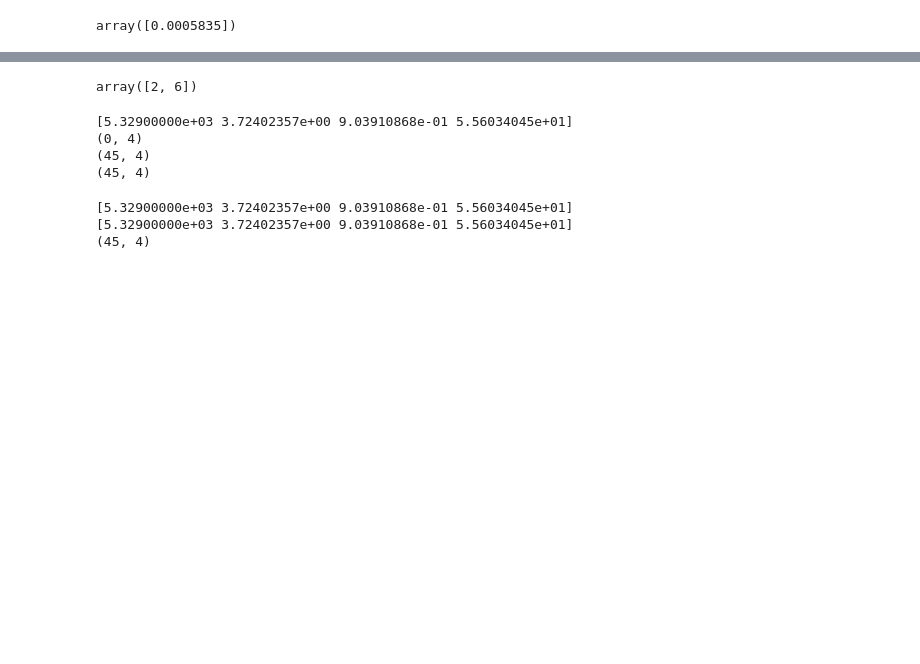
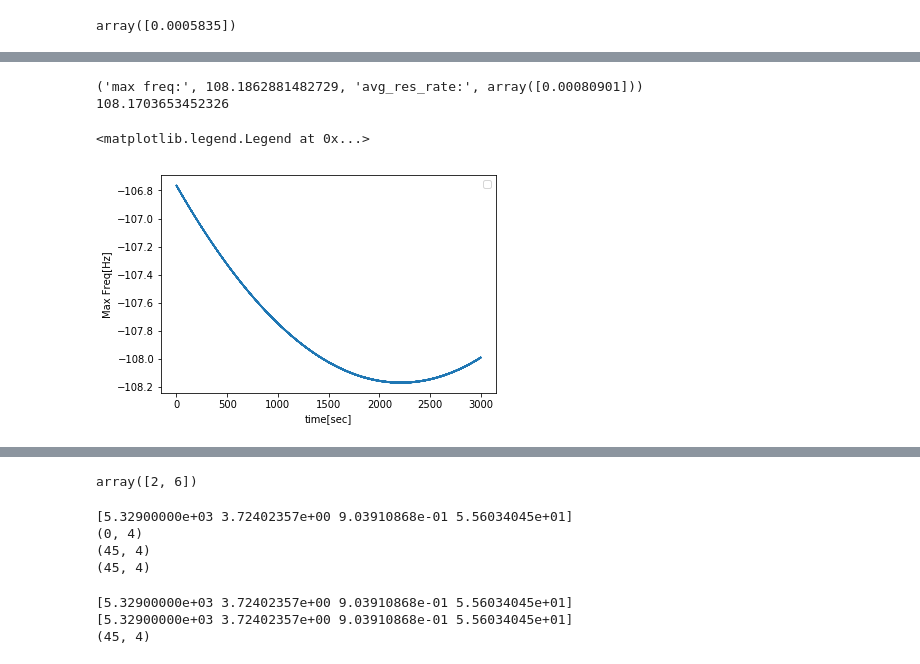
Before and after one commit to zhichen3/QA-sim, a Jupyter notebook: notebook/BSC_analysis.ipynb, the cells around one changed output, grey strips where cells are left out. Saved outputs shown, nothing was run; the diff lists cells and outputs as text; code cells hidden in the pictures; blank space fills up the shorter version.

```diff
--- a/notebook/BSC_analysis.ipynb
+++ b/notebook/BSC_analysis.ipynb
@@ -270,0 +95,23 @@ avg_pair_rate = np.array([0.0005835, 0.00080901, 0.00063437, 0.00048108, 0.00052
+# %%
+# Do the same for pair #1
+T_1 = 3000
+pos[1,:,1] = pos[1,:,1] - 1.0
+num_1, t_1, baseline, phase_1 = QT.get_num_photon(pos[1],pos_t_NY,lam,T_1,'pos')
+w_t_1, new_t_1 = QT.freq_func(phase_1,t_1)
+freq_1 = np.amax(np.absolute(w_t_1[0]))
+avg_res_rate_1 = (np.amax(num_1,axis=1) + np.amin(num_1,axis=1))/2
+print("max freq:", freq_1, "avg_res_rate:", avg_res_rate_1)
+print(freqn_1)
+# %% [output]
+('max freq:', 108.1862881482729, 'avg_res_rate:', array([0.00080901]))
+108.1703653452326
+# %%
+plt.figure()
+plt.plot(new_tn_1,wn_t_1[0])
+#plt.plot(new_t_1,w_t_1[0])
+#plt.xlim([20000,20000.1])
+plt.xlabel('time[sec]');plt.ylabel('Max Freq[Hz]')
+plt.legend()
+# %% [output]
+<matplotlib.legend.Legend at 0x...>
+[figure, added]
```
Also changed, not shown: parts of 81 cells of this notebook, 11 other files.
